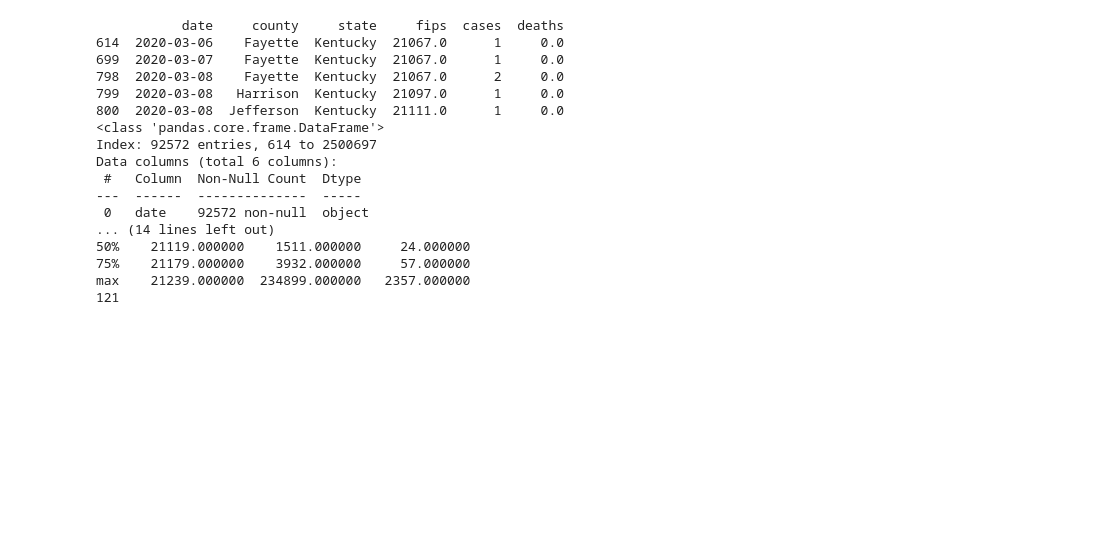
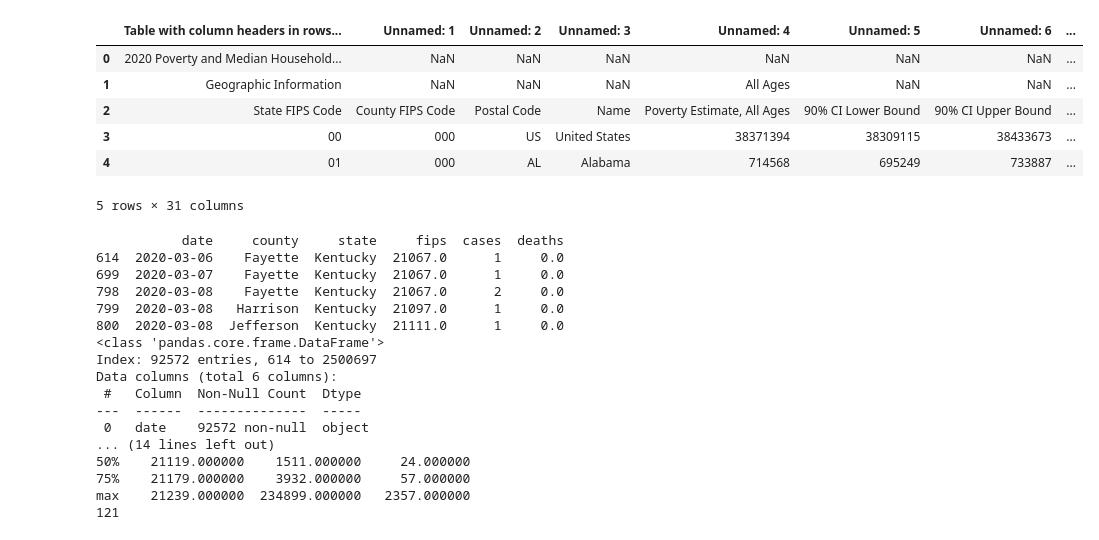
Before and after one commit to JonChadwell/covid_vs_income_ky, a Jupyter notebook: notebooks/covid_analysis.ipynb, the cells around one changed output. Saved outputs shown, nothing was run; the diff lists cells and outputs as text; code cells hidden in the pictures; blank space fills up the shorter version.

```diff
--- a/notebooks/covid_analysis.ipynb
+++ b/notebooks/covid_analysis.ipynb
@@ -30,3 +19,14 @@ print(income_df.head())
+# %%
+#Preview Income Data
+income_df.head()
+# %% [output]
+|  | Table with column headers in rows... | Unnamed: 1 | Unnamed: 2 | Unnamed: 3 | Unnamed: 4 | Unnamed: 5 | Unnamed: 6 | ... |
+| 0 | 2020 Poverty and Median Household... | NaN | NaN | NaN | NaN | NaN | NaN | ... |
+| 1 | Geographic Information | NaN | NaN | NaN | All Ages | NaN | NaN | ... |
+| 2 | State FIPS Code | County FIPS Code | Postal Code | Name | Poverty Estimate, All Ages | 90% CI Lower Bound | 90% CI Upper Bound | ... |
+| 3 | 00 | 000 | US | United States | 38371394 | 38309115 | 38433673 | ... |
+| 4 | 01 | 000 | AL | Alabama | 714568 | 695249 | 733887 | ... |
+5 rows × 31 columns
 # %%
 #I want to filter the dataset to only include Kentucky counties.
 #After filtering, I want to view some of the data to confirm it looks correct.
```
Also changed, not shown: parts of 10 cells of this notebook, 1 other file.
